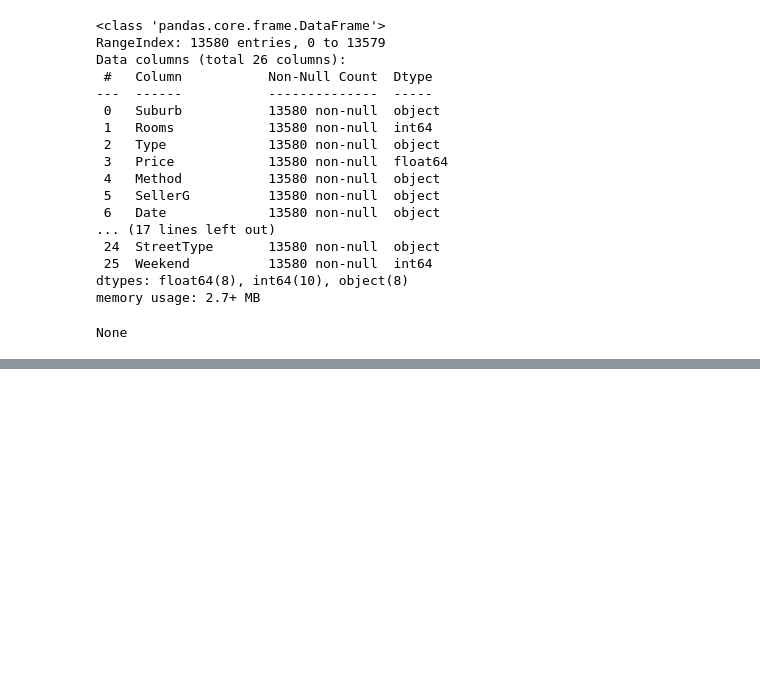
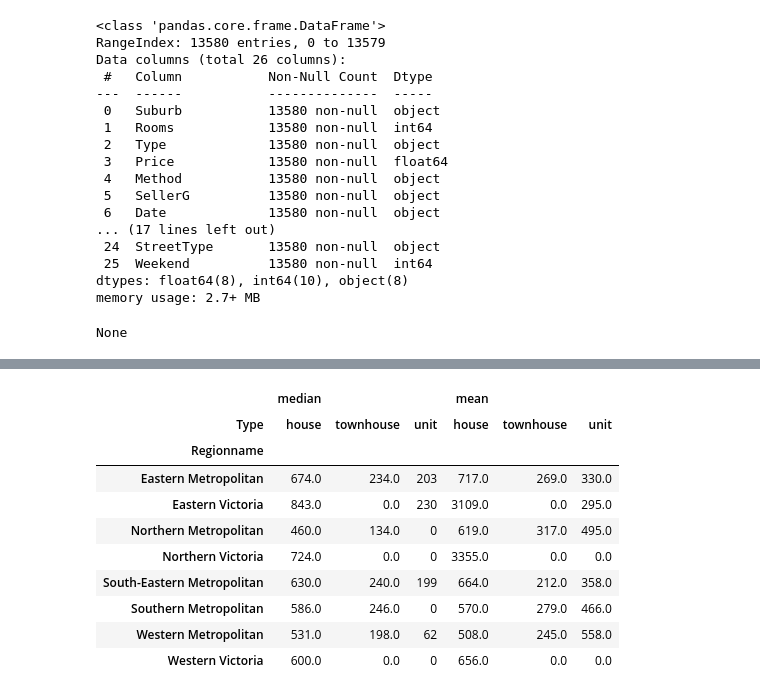
Before and after one commit to MaximZhambalov/SF_Tasks, a Jupyter notebook: PYTHON12-PANDAS-ADV/test-notes-PY12.ipynb, the cells around one changed output, grey strips where cells are left out. Saved outputs shown, nothing was run; the diff lists cells and outputs as text; code cells hidden in the pictures; blank space fills up the shorter version.

```diff
--- a/PYTHON12-PANDAS-ADV/test-notes-PY12.ipynb
+++ b/PYTHON12-PANDAS-ADV/test-notes-PY12.ipynb
@@ -26,0 +364,20 @@ None
+# %%
+melb_df.pivot_table(
+    values='Landsize',
+    index='Regionname',
+    columns='Type',
+    aggfunc=['median', 'mean'],
+    fill_value=0
+).round()
+# %% [output]
+|  | median |  |  | mean |  |  |
+| Type | house | townhouse | unit | house | townhouse | unit |
+| Regionname |  |  |  |  |  |  |
+| Eastern Metropolitan | 674.0 | 234.0 | 203 | 717.0 | 269.0 | 330.0 |
+| Eastern Victoria | 843.0 | 0.0 | 230 | 3109.0 | 0.0 | 295.0 |
+| Northern Metropolitan | 460.0 | 134.0 | 0 | 619.0 | 317.0 | 495.0 |
+| Northern Victoria | 724.0 | 0.0 | 0 | 3355.0 | 0.0 | 0.0 |
+| South-Eastern Metropolitan | 630.0 | 240.0 | 199 | 664.0 | 212.0 | 358.0 |
+| Southern Metropolitan | 586.0 | 246.0 | 0 | 570.0 | 279.0 | 466.0 |
+| Western Metropolitan | 531.0 | 198.0 | 62 | 508.0 | 245.0 | 558.0 |
+| Western Victoria | 600.0 | 0.0 | 0 | 656.0 | 0.0 | 0.0 |
```
Also changed, not shown: parts of 54 cells of this notebook, 11 other files.
